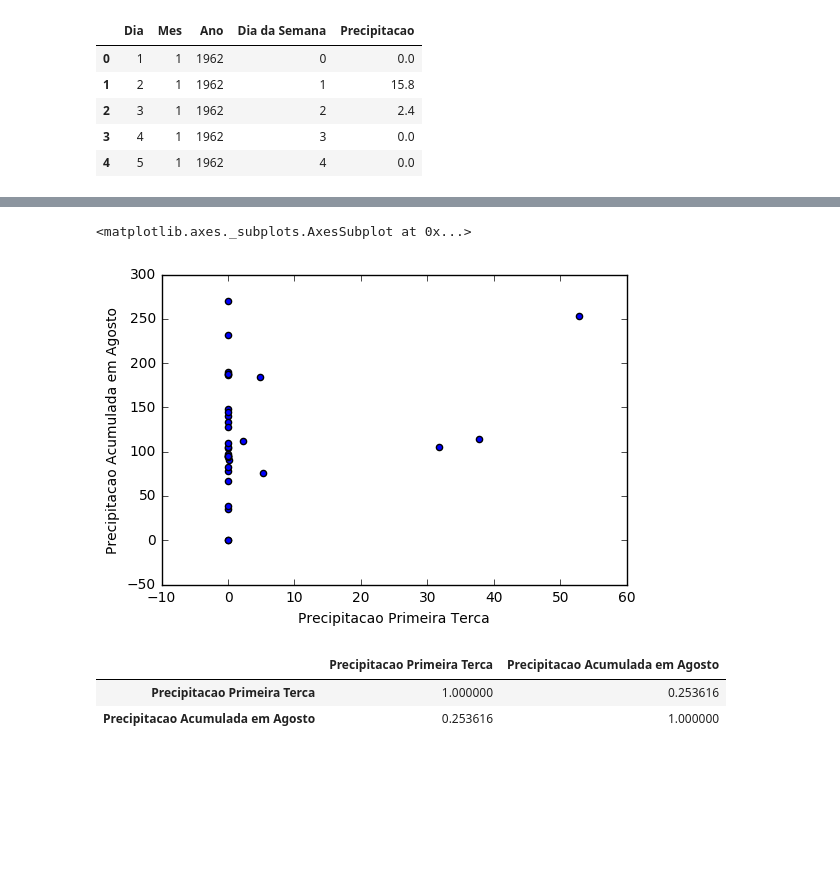
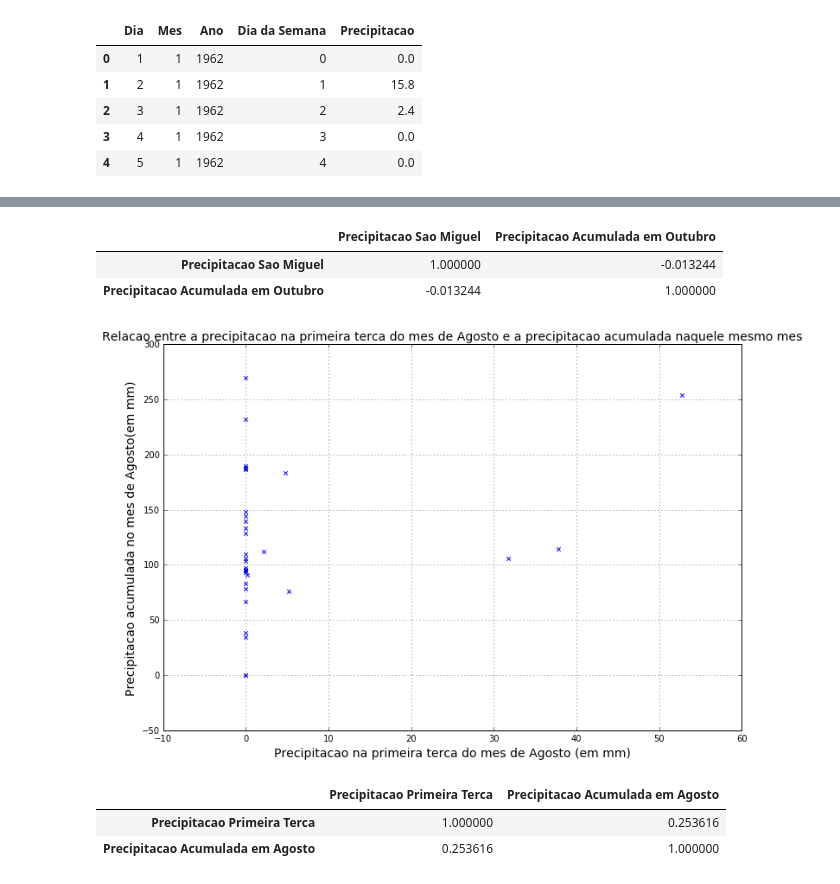
Before and after one commit to jvitorfromhell/icd-meteorologia, a Jupyter notebook: analise.ipynb, the cells around one changed output, grey strips where cells are left out. Cells and saved outputs as stored; diff of their text form; code cells hidden in the pictures; blank space fills up the shorter version.

```diff
--- a/analise.ipynb
+++ b/analise.ipynb
@@ -133,16 +141,29 @@ saoMiguel.plot(kind='scatter', x = 'Precipitacao Sao Miguel', y = 'Precipitacao
+# %%
+saoMiguel.corr()
+# %% [output]
+|  | Precipitacao Sao Miguel | Precipitacao Acumulada em Outubro |
+| Precipitacao Sao Miguel | 1.000000 | -0.013244 |
+| Precipitacao Acumulada em Outubro | -0.013244 | 1.000000 |
 # %%
 # Mito 2: se chove na primeira terca de Agosto, vai chover mais durante o mes
 
 agostos = precipitacao[precipitacao.Mes == 8].copy()
 
 primeiras_tercas = agostos[agostos['Dia da Semana'] == 1].copy().drop_duplicates(subset=['Ano'])
 primeiras_tercas = primeiras_tercas[primeiras_tercas.Ano != 1979].drop(['Dia', 'Mes', 'Dia da Semana'], axis=1).set_index('Ano')
 
 agostos = agostos.drop(['Dia', 'Mes', 'Dia da Semana'], axis=1).groupby('Ano').sum()
 
 primeiras_tercas = primeiras_tercas.join(agostos, lsuffix=' Primeira Terca', rsuffix=' Acumulada em Agosto')
-primeiras_tercas.plot(kind='scatter', x = 'Precipitacao Primeira Terca', y = 'Precipitacao Acumulada em Agosto')
+#primeiras_tercas = primeiras_tercas[primeiras_tercas['Precipitacao Primeira Terca'] != 0]
+
+plt.figure(figsize=(12, 8))
+plt.grid()
+plt.title('Relacao entre a precipitacao na primeira terca do mes de Agosto e a precipitacao acumulada naquele mesmo mes', fontsize=14)
+plt.xlabel('Precipitacao na primeira terca do mes de Agosto (em mm)', fontsize=14)
+plt.ylabel('Precipitacao acumulada no mes de Agosto(em mm)', fontsize=14)
+plt.scatter(x = primeiras_tercas['Precipitacao Primeira Terca'], y = primeiras_tercas['Precipitacao Acumulada em Agosto'], marker="x")
+plt.savefig('agosto_comzero.png')
 # %% [output]
-<matplotlib.axes._subplots.AxesSubplot at 0x...>
-[figure, old version]
+[figure, new version]
 # %%
```
Also changed, not shown: parts of 8 cells of this notebook, 5 other files.
